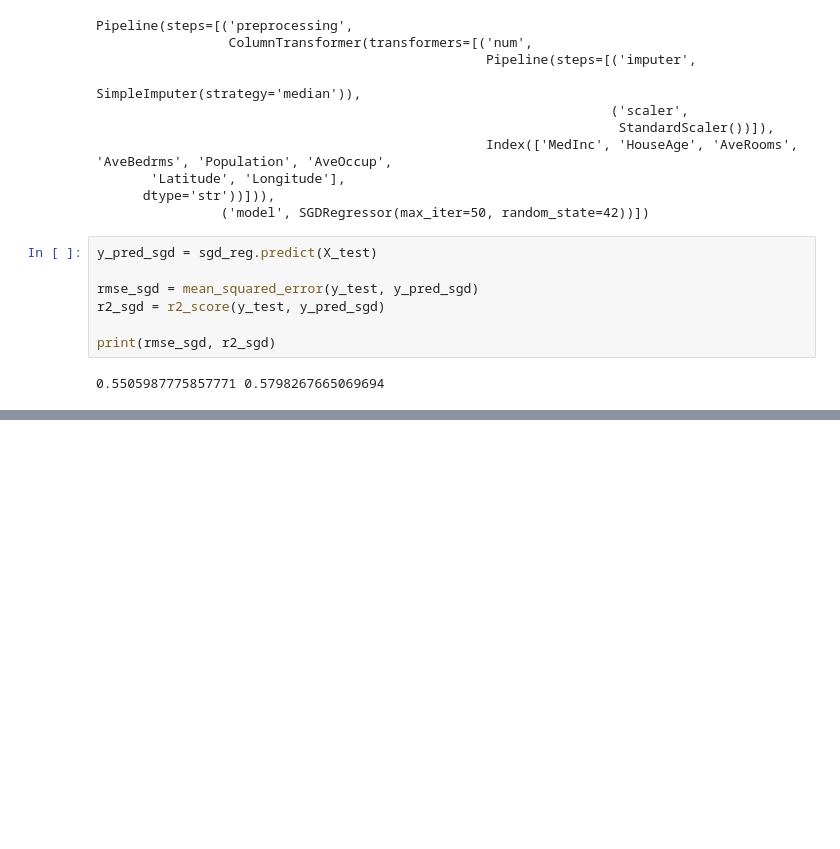
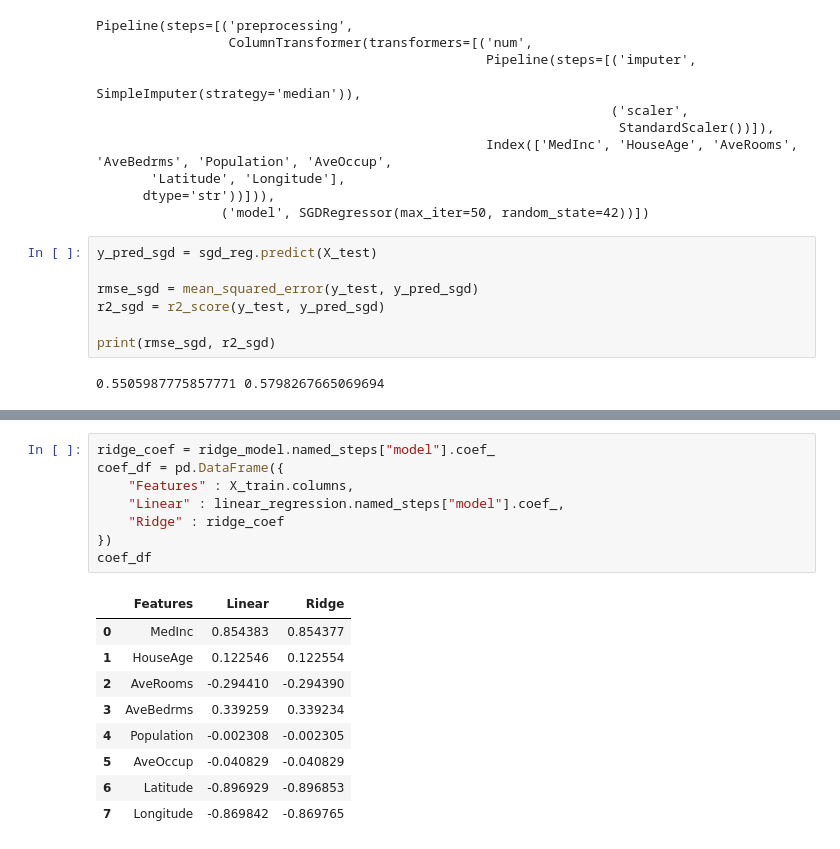
Before and after one commit to Nilakshi-05/house-price-prediction, a Jupyter notebook: notebooks/02_modeling.ipynb, the cells around one changed output, grey strips where cells are left out. Saved outputs shown, nothing was run; the diff lists cells and outputs as text; blank space fills up the shorter version.

```diff
--- a/notebooks/02_modeling.ipynb
+++ b/notebooks/02_modeling.ipynb
@@ -86,0 +110,18 @@ print(rmse_sgd, r2_sgd)
+# %%
+ridge_coef = ridge_model.named_steps["model"].coef_
+coef_df = pd.DataFrame({
+    "Features" : X_train.columns,
+    "Linear" : linear_regression.named_steps["model"].coef_,
+    "Ridge" : ridge_coef
+})
+coef_df
+# %% [output]
+|  | Features | Linear | Ridge |
+| 0 | MedInc | 0.854383 | 0.854377 |
+| 1 | HouseAge | 0.122546 | 0.122554 |
+| 2 | AveRooms | -0.294410 | -0.294390 |
+| 3 | AveBedrms | 0.339259 | 0.339234 |
+| 4 | Population | -0.002308 | -0.002305 |
+| 5 | AveOccup | -0.040829 | -0.040829 |
+| 6 | Latitude | -0.896929 | -0.896853 |
+| 7 | Longitude | -0.869842 | -0.869765 |
```
Also changed, not shown: parts of 10 cells of this notebook.
